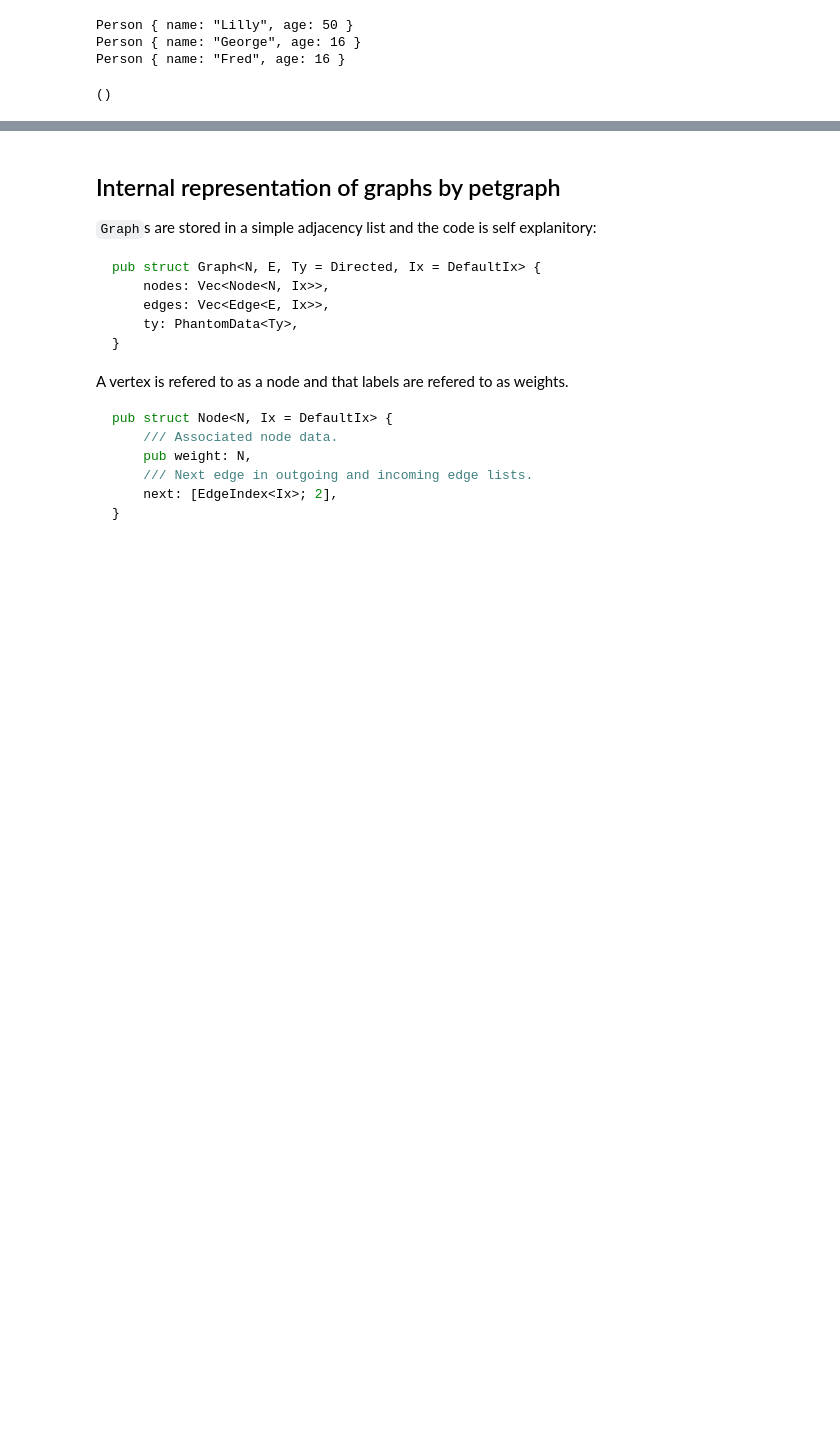
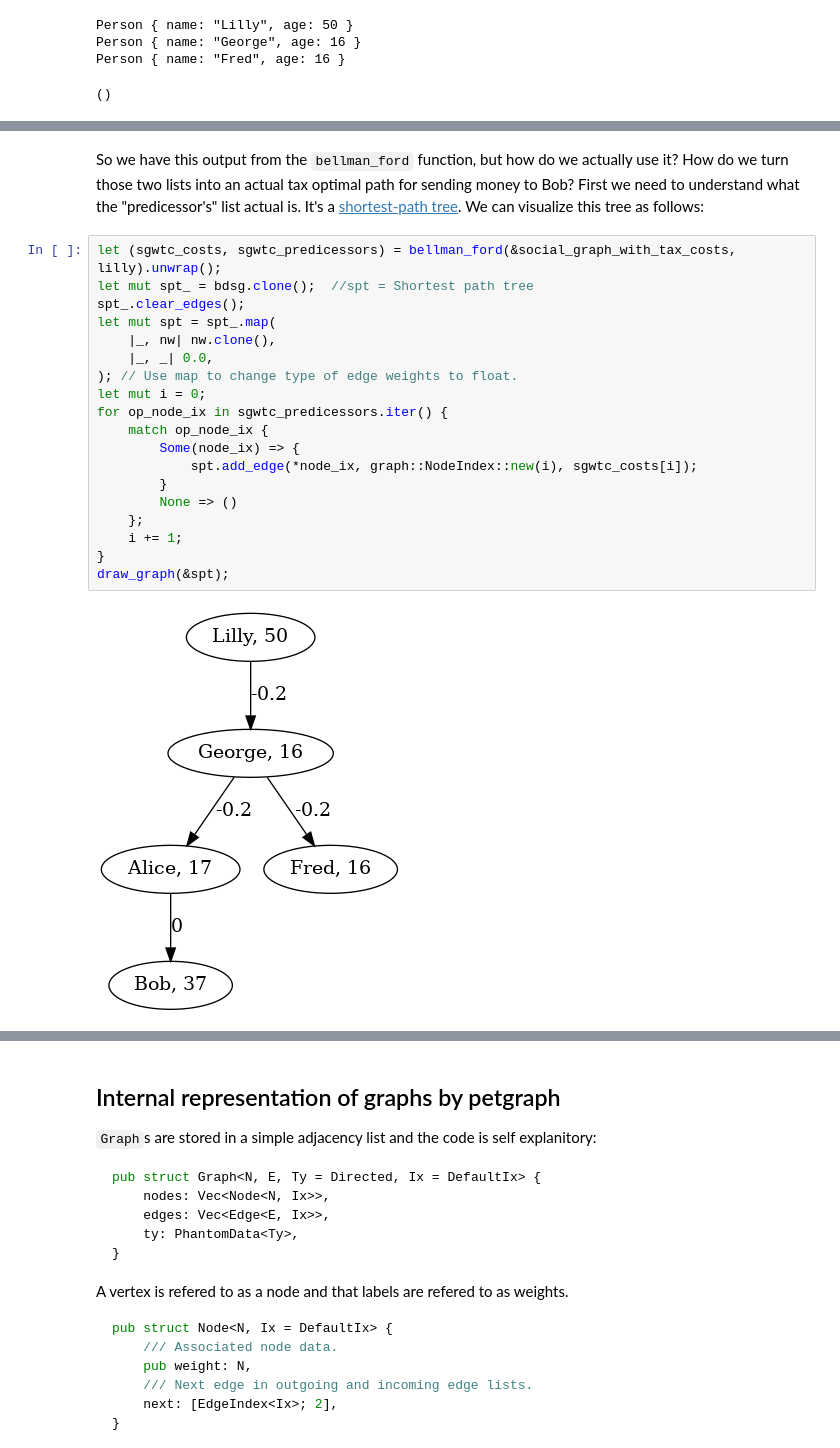
Before and after one commit to timthelion/rust-jupyter, a Jupyter notebook: pegraph_review.ipynb, the cells around one changed output, grey strips where cells are left out. Cells and saved outputs as stored; diff of their text form; blank space fills up the shorter version.

```diff
--- a/pegraph_review.ipynb
+++ b/pegraph_review.ipynb
@@ -662,0 +699,23 @@ Error: the trait bound `Relationship: petgraph::algo::FloatMeasure` is not satis
+# %% [markdown]
+So we have this output from the `bellman_ford` function, but how do we actually use it? How do we turn those two lists into an actual tax optimal path for sending money to Bob? First we need to understand what the "predicessor's" list actual is. It's a [shortest-path tree](https://en.wikipedia.org/wiki/Shortest-path_tree). We can visualize this tree as follows:
+# %%
+let (sgwtc_costs, sgwtc_predicessors) = bellman_ford(&social_graph_with_tax_costs, lilly).unwrap();
+let mut spt_ = bdsg.clone();  //spt = Shortest path tree
+spt_.clear_edges();
+let mut spt = spt_.map(
+    |_, nw| nw.clone(),
+    |_, _| 0.0,
+); // Use map to change type of edge weights to float.
+let mut i = 0;
+for op_node_ix in sgwtc_predicessors.iter() {
+    match op_node_ix {
+        Some(node_ix) => {
+            spt.add_edge(*node_ix, graph::NodeIndex::new(i), sgwtc_costs[i]);
+        }
+        None => ()
+    };
+    i += 1;
+}
+draw_graph(&spt);
+# %% [output]
+[figure, added]
```
Also changed, not shown: parts of 12 cells of this notebook.
